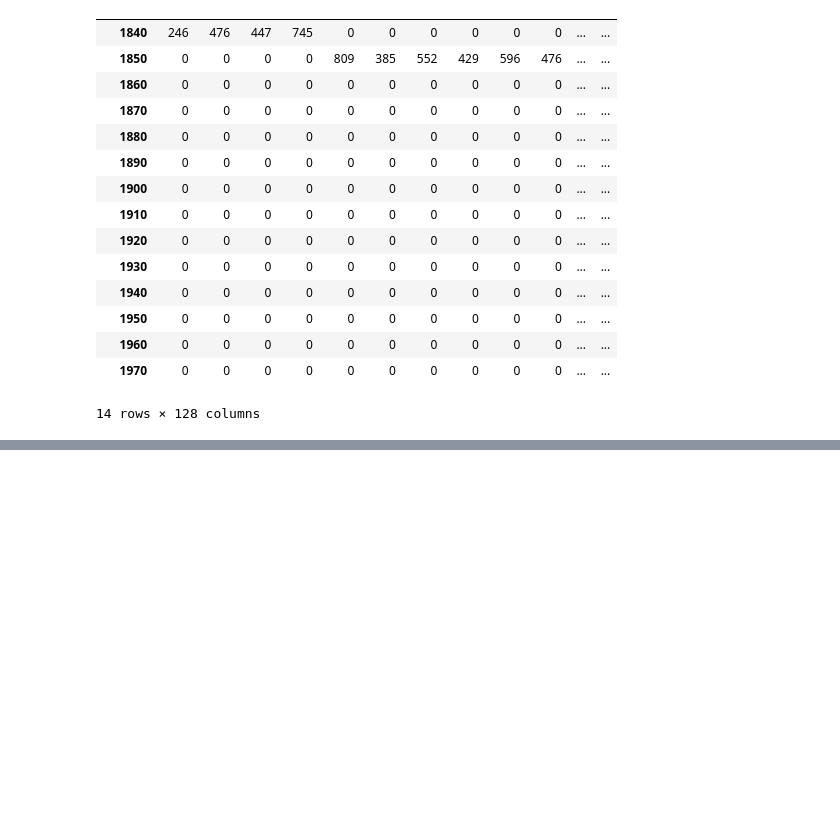
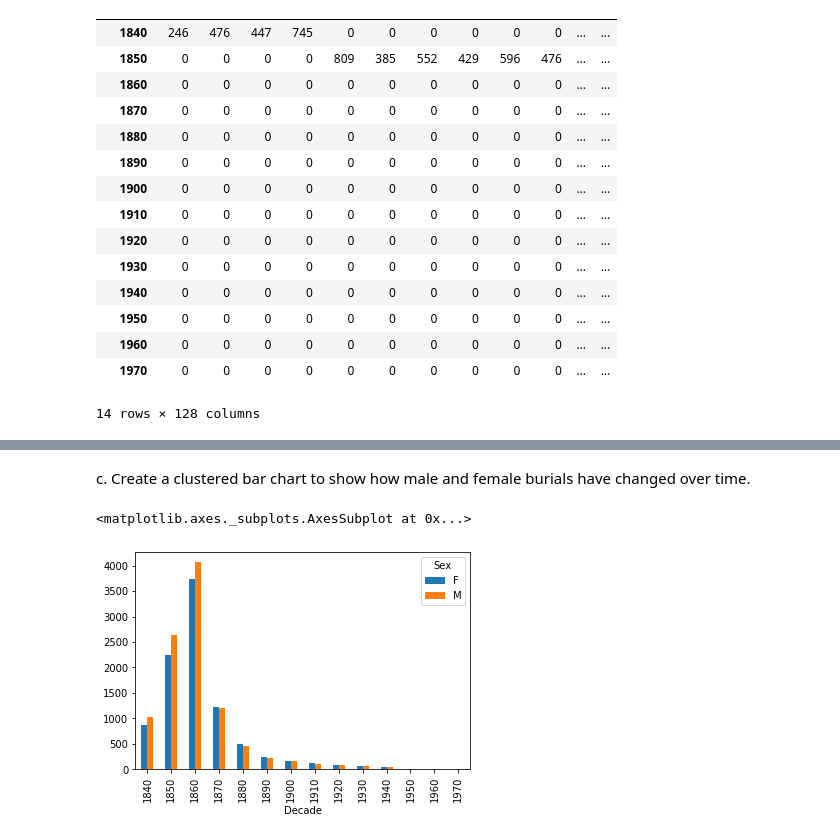
Before and after one commit to NSS-Data-Analytics-Cohort-10/advanced-pandas-aaron-hollinger, a Jupyter notebook: notebooks/advanced_pandas_a_hollinger.ipynb, the cells around one changed output, grey strips where cells are left out. Drawn from its saved outputs; the diff is of its cells as text; code cells hidden in the pictures; blank space fills up the shorter version.

```diff
--- a/notebooks/advanced_pandas_a_hollinger.ipynb
+++ b/notebooks/advanced_pandas_a_hollinger.ipynb
@@ -390,0 +427,2 @@ city_clean_final_check
+# %%
+city_clean_malefemale = city_clean_final[(city_clean_final['Sex'] == 'M') | (city_clean_final['Sex'] == 'F')]
@@ -390,0 +445,2 @@ city_clean_final_check
+# %%
+city_clean_malefemale_chart = city_clean_malefemale.groupby('Decade')['Sex'].value_counts()
@@ -390,0 +467,7 @@ city_clean_final_check
+# %% [markdown]
+c. Create a clustered bar chart to show how male and female burials have changed over time.
+# %%
+city_clean_malefemale_chart.unstack().plot(kind='bar', stacked=False)
+# %% [output]
+<matplotlib.axes._subplots.AxesSubplot at 0x...>
+[figure, added]
```
Also changed, not shown: parts of 21 cells of this notebook.
